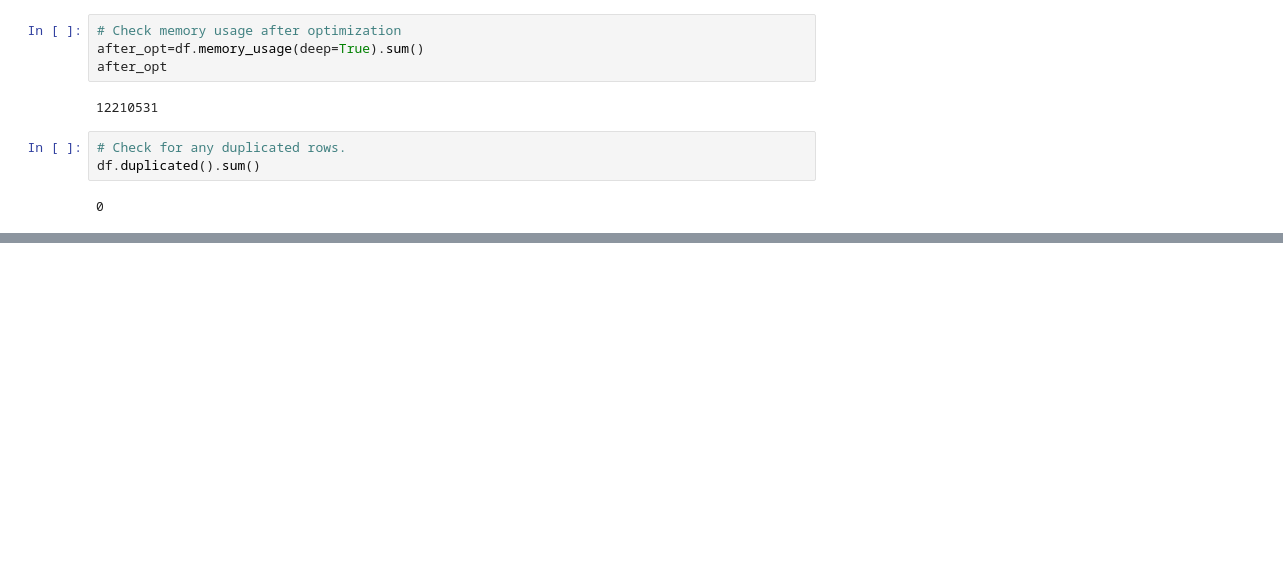
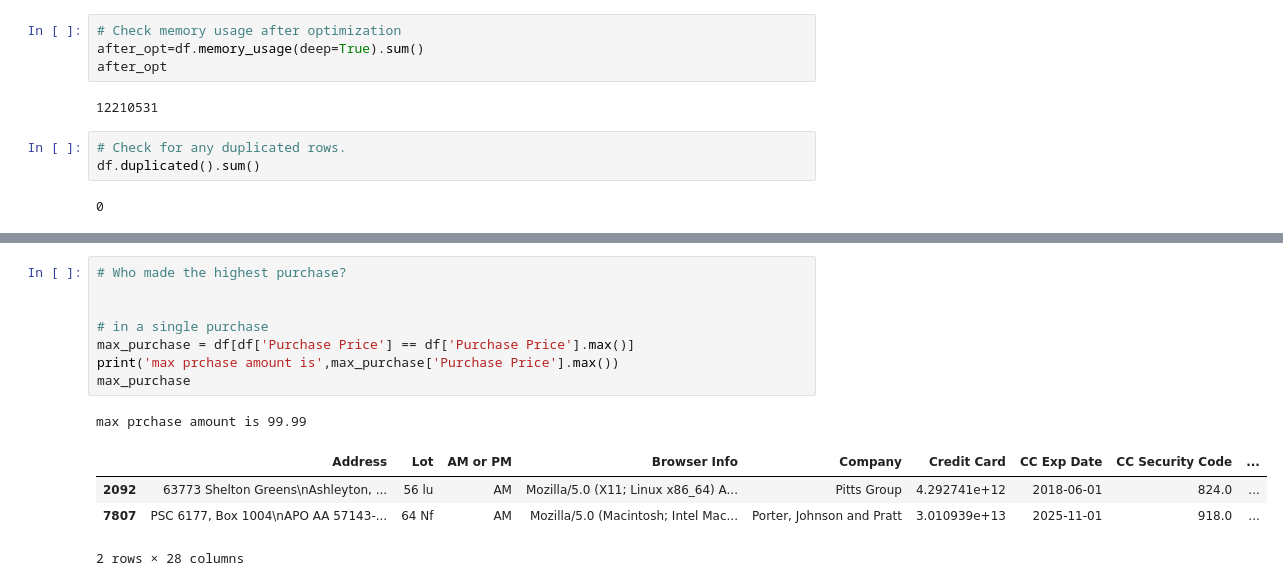
Before and after one commit to Ambily313/E-Commerce-Purchases-Data-Cleaning-Time-Series-Analysis, a Jupyter notebook: ecommerce.ipynb, the cells around one changed output, grey strips where cells are left out. Drawn from its saved outputs; the diff is of its cells as text; blank space fills up the shorter version.

```diff
--- a/ecommerce.ipynb
+++ b/ecommerce.ipynb
@@ -505,0 +522,14 @@ df.duplicated().sum()
+# %%
+# Who made the highest purchase?
+
+
+# in a single purchase
+max_purchase = df[df['Purchase Price'] == df['Purchase Price'].max()]
+print('max prchase amount is',max_purchase['Purchase Price'].max())
+max_purchase
+# %% [output]
+max prchase amount is 99.99
+|  | Address | Lot | AM or PM | Browser Info | Company | Credit Card | CC Exp Date | CC Security Code | ... |
+| 2092 | 63773 Shelton Greens\nAshleyton, ... | 56 lu | AM | Mozilla/5.0 (X11; Linux x86_64) A... | Pitts Group | 4.292741e+12 | 2018-06-01 | 824.0 | ... |
+| 7807 | PSC 6177, Box 1004\nAPO AA 57143-... | 64 Nf | AM | Mozilla/5.0 (Macintosh; Intel Mac... | Porter, Johnson and Pratt | 3.010939e+13 | 2025-11-01 | 918.0 | ... |
+2 rows × 28 columns
```
Also changed, not shown: parts of 19 cells of this notebook.
